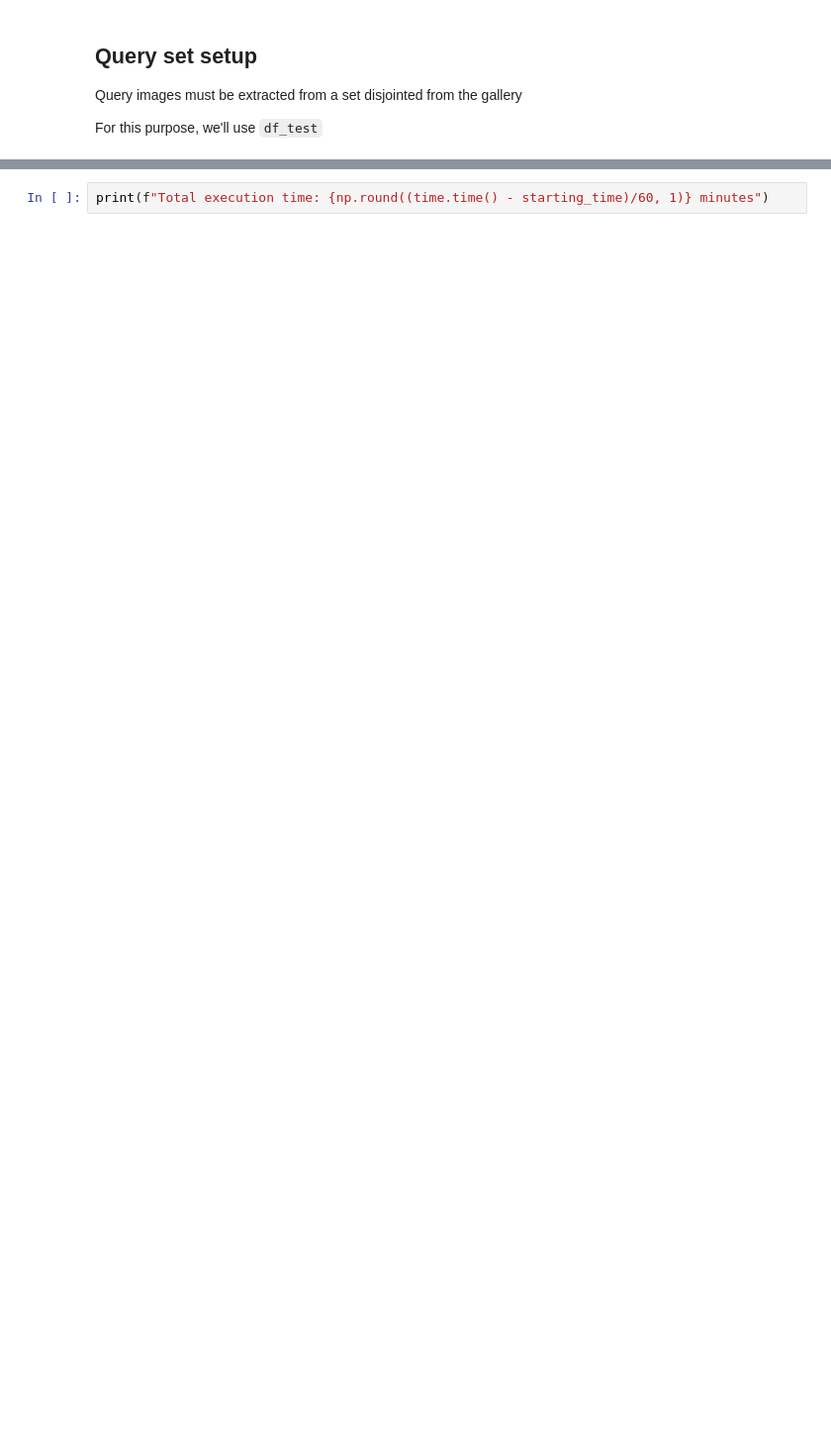
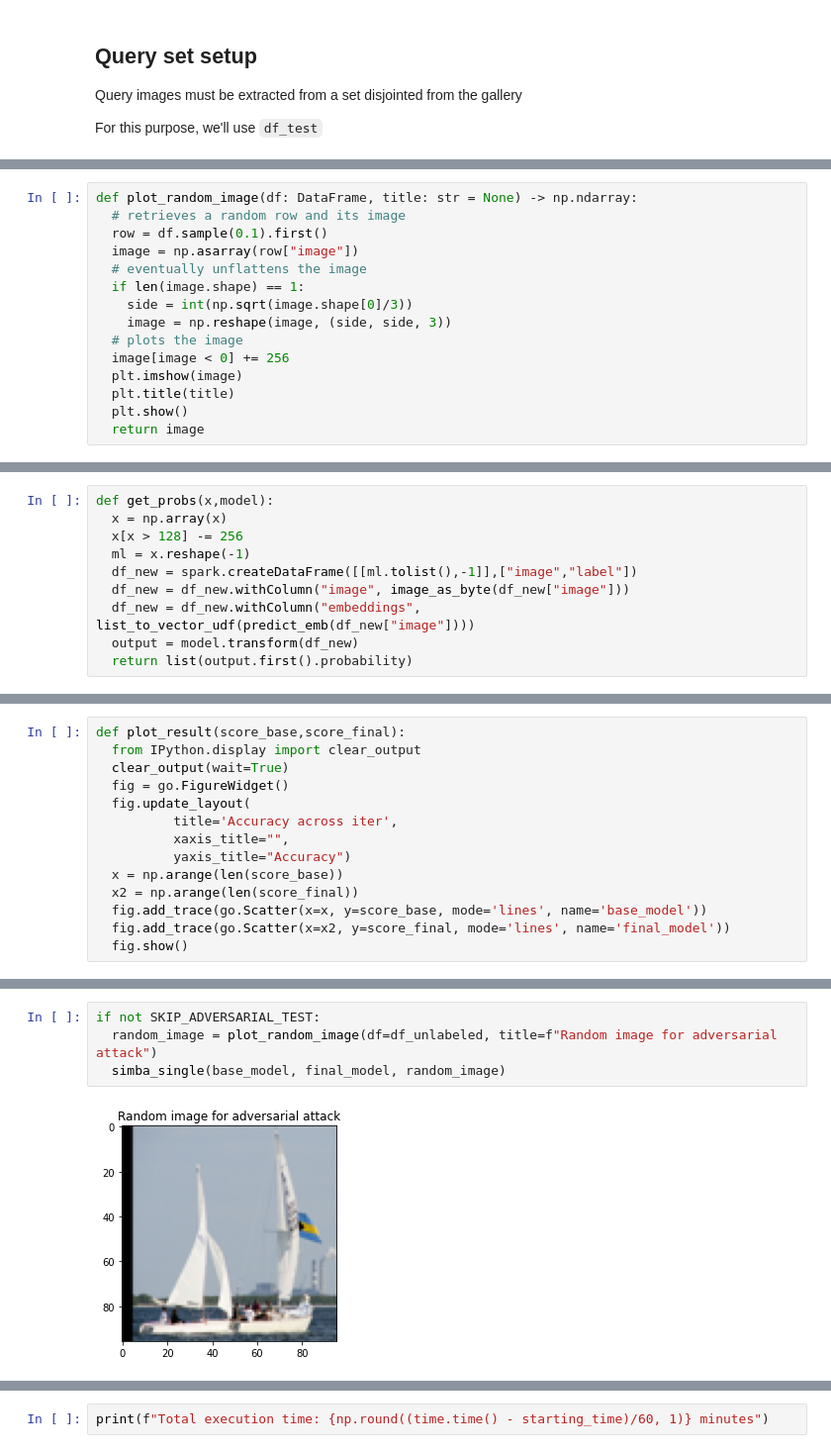
Before and after one commit to rom42pla/big_data_project, a Jupyter notebook: notebook_demo.ipynb, the cells around one changed output, grey strips where cells are left out. Shown at 99% size. Saved outputs shown, nothing was run; the diff lists cells and outputs as text; blank space fills up the shorter version.

```diff
--- a/notebook_demo.ipynb
+++ b/notebook_demo.ipynb
@@ -579,0 +781,15 @@ for row_query in get_random_rows(df=df_query_emb, n=SEARCH_ENGINE_QUERIES):
+# %%
+def plot_random_image(df: DataFrame, title: str = None) -> np.ndarray:
+  # retrieves a random row and its image
+  row = df.sample(0.1).first()
+  image = np.asarray(row["image"])
+  # eventually unflattens the image
+  if len(image.shape) == 1:
+    side = int(np.sqrt(image.shape[0]/3))
+    image = np.reshape(image, (side, side, 3))
+  # plots the image
+  image[image < 0] += 256
+  plt.imshow(image)
+  plt.title(title)
+  plt.show()
+  return image
@@ -579,0 +798,10 @@ for row_query in get_random_rows(df=df_query_emb, n=SEARCH_ENGINE_QUERIES):
+# %%
+def get_probs(x,model):
+  x = np.array(x)
+  x[x > 128] -= 256
+  ml = x.reshape(-1)
+  df_new = spark.createDataFrame([[ml.tolist(),-1]],["image","label"])
+  df_new = df_new.withColumn("image", image_as_byte(df_new["image"]))
+  df_new = df_new.withColumn("embeddings", list_to_vector_udf(predict_emb(df_new["image"])))
+  output = model.transform(df_new)
+  return list(output.first().probability)
@@ -579,0 +810,14 @@ for row_query in get_random_rows(df=df_query_emb, n=SEARCH_ENGINE_QUERIES):
+# %%
+def plot_result(score_base,score_final):
+  from IPython.display import clear_output
+  clear_output(wait=True)
+  fig = go.FigureWidget()
+  fig.update_layout(
+          title='Accuracy across iter',
+          xaxis_title="",
+          yaxis_title="Accuracy")
+  x = np.arange(len(score_base))
+  x2 = np.arange(len(score_final))
+  fig.add_trace(go.Scatter(x=x, y=score_base, mode='lines', name='base_model'))
+  fig.add_trace(go.Scatter(x=x2, y=score_final, mode='lines', name='final_model'))
+  fig.show()
@@ -579,0 +882,6 @@ for row_query in get_random_rows(df=df_query_emb, n=SEARCH_ENGINE_QUERIES):
+# %%
+if not SKIP_ADVERSARIAL_TEST:
+  random_image = plot_random_image(df=df_unlabeled, title=f"Random image for adversarial attack")
+  simba_single(base_model, final_model, random_image)
+# %% [output]
+[figure, added]
```
Also changed, not shown: parts of 37 cells of this notebook, 4 other files.
